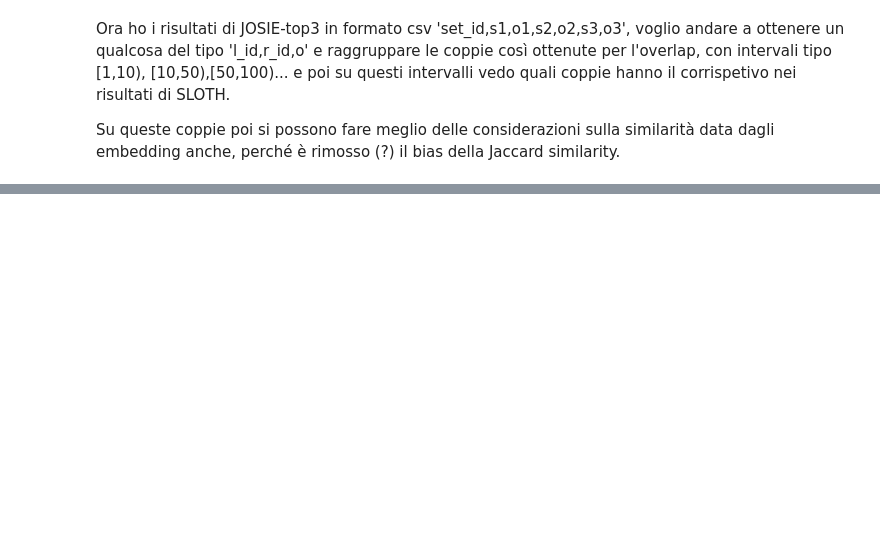
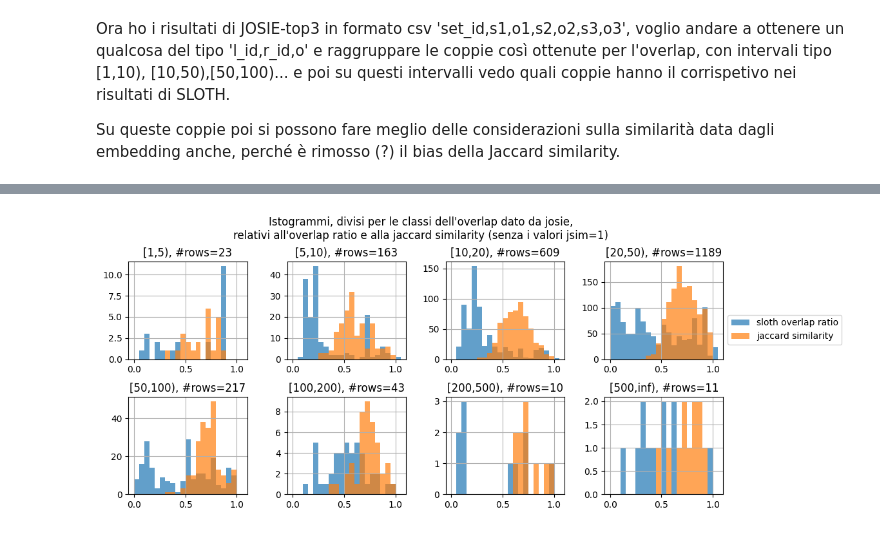
Before and after one commit to nanni00/datalake-table-finder, a Jupyter notebook: src/code/my_josie_stuff/split_results_into_intervals.ipynb, the cells around one changed output, grey strips where cells are left out. Cells and saved outputs as stored; diff of their text form; code cells hidden in the pictures; blank space fills up the shorter version.

```diff
--- a/src/code/my_josie_stuff/split_results_into_intervals.ipynb
+++ b/src/code/my_josie_stuff/split_results_into_intervals.ipynb
@@ -86,0 +132,23 @@ shape: (3_190, 6)
+# %%
+ncol = len(steps) // 2
+fig, axes = plt.subplots(2, ncol, figsize=(10, 5))
+fig.tight_layout(h_pad=3)
+fig.subplots_adjust(top=0.8)
+fig.suptitle('Istogrammi, divisi per le classi dell\'overlap dato da josie,\nrelativi all\'overlap ratio e alla jaccard similarity (senza i valori jsim=1)', y=0.94)
+for i in range(2):
+    for j in range(ncol):
+        r = steps[i * ncol + j]
+        ax = axes[i][j]
+        tag = f'[{r.start},{r.stop})' if r.stop != 1000 else f'[{r.start},inf)'
+        rows = final_results.filter((pl.col('overlap') == tag) & (pl.col('jsim') != 1))
+        title = f'{tag}, #rows={rows.shape[0]}'
+
+        ax.set_title(title)
+        ax.hist(rows['a%'],     bins=np.arange(0, 1.1, 0.05), align='mid', alpha=0.7, label='sloth overlap ratio')
+        ax.hist(rows['jsim'],   bins=np.arange(0, 1.1, 0.05), align='mid', alpha=0.7, label='jaccard similarity')
+        ax.grid(True)
+axes[0][3].legend(bbox_to_anchor=(1, 0.5))
+
+plt.show()
+# %% [output]
+[figure, added]
```
Also changed, not shown: parts of 11 cells of this notebook, 1 other file.
